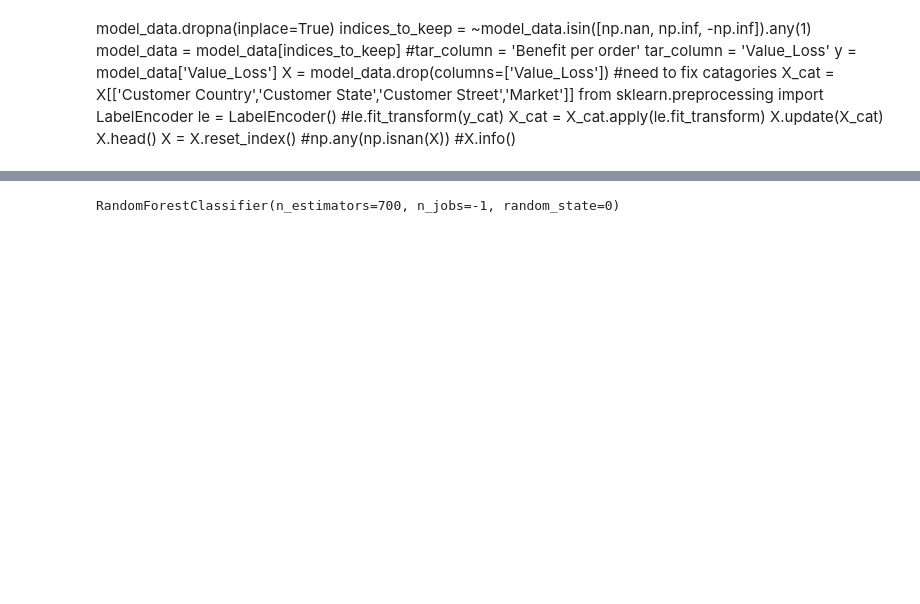
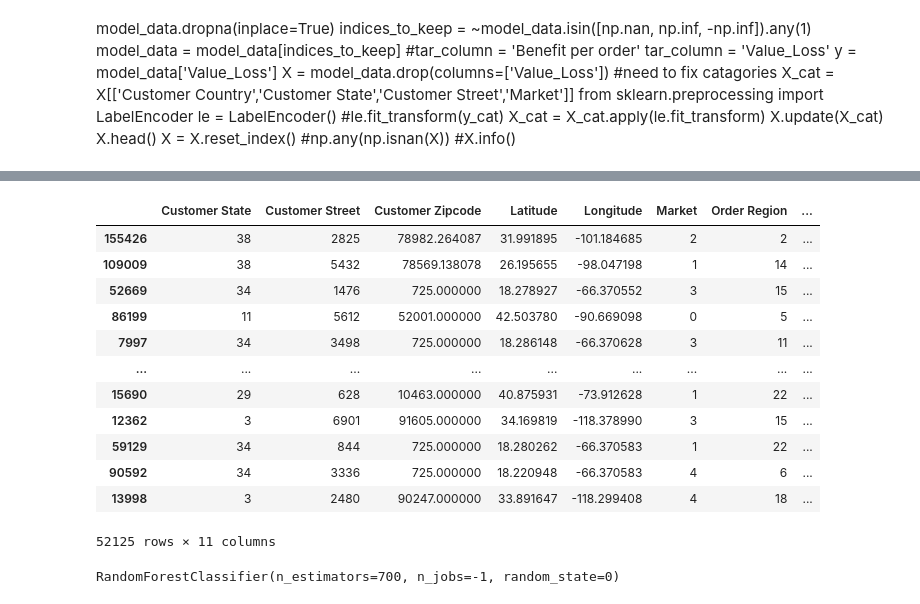
Before and after one commit to BDBlank/SmartSupplyChain, a Jupyter notebook: SmartSupplyChain.ipynb, the cells around one changed output, grey strips where cells are left out. Drawn from its saved outputs; the diff is of its cells as text; code cells hidden in the pictures; blank space fills up the shorter version.

```diff
--- a/SmartSupplyChain.ipynb
+++ b/SmartSupplyChain.ipynb
@@ -257,6 +259,22 @@ X_resampled, y_resampled = smote_enn.fit_resample(X, y)
 
 #X_train, X_test, y_train, y_test = mskl.train_test_split(X, y, test_size=0.33, random_state=1)
 X_train, X_test, y_train, y_test = mskl.train_test_split(X_resampled, y_resampled, test_size=0.33, random_state=1)
+# %%
+X_test
+# %% [output]
+|  | Customer State | Customer Street | Customer Zipcode | Latitude | Longitude | Market | Order Region | ... |
+| 155426 | 38 | 2825 | 78982.264087 | 31.991895 | -101.184685 | 2 | 2 | ... |
+| 109009 | 38 | 5432 | 78569.138078 | 26.195655 | -98.047198 | 1 | 14 | ... |
+| 52669 | 34 | 1476 | 725.000000 | 18.278927 | -66.370552 | 3 | 15 | ... |
+| 86199 | 11 | 5612 | 52001.000000 | 42.503780 | -90.669098 | 0 | 5 | ... |
+| 7997 | 34 | 3498 | 725.000000 | 18.286148 | -66.370628 | 3 | 11 | ... |
+| ... | ... | ... | ... | ... | ... | ... | ... | ... |
+| 15690 | 29 | 628 | 10463.000000 | 40.875931 | -73.912628 | 1 | 22 | ... |
+| 12362 | 3 | 6901 | 91605.000000 | 34.169819 | -118.378990 | 3 | 15 | ... |
+| 59129 | 34 | 844 | 725.000000 | 18.280262 | -66.370583 | 1 | 22 | ... |
+| 90592 | 34 | 3336 | 725.000000 | 18.220948 | -66.370583 | 4 | 6 | ... |
+| 13998 | 3 | 2480 | 90247.000000 | 33.891647 | -118.299408 | 4 | 18 | ... |
+52125 rows × 11 columns
 # %%
 from sklearn.ensemble import RandomForestRegressor
 #regr = RandomForestRegressor(random_state=0,n_jobs=6,max_depth = 12)
```
Also changed, not shown: parts of 13 cells of this notebook.
